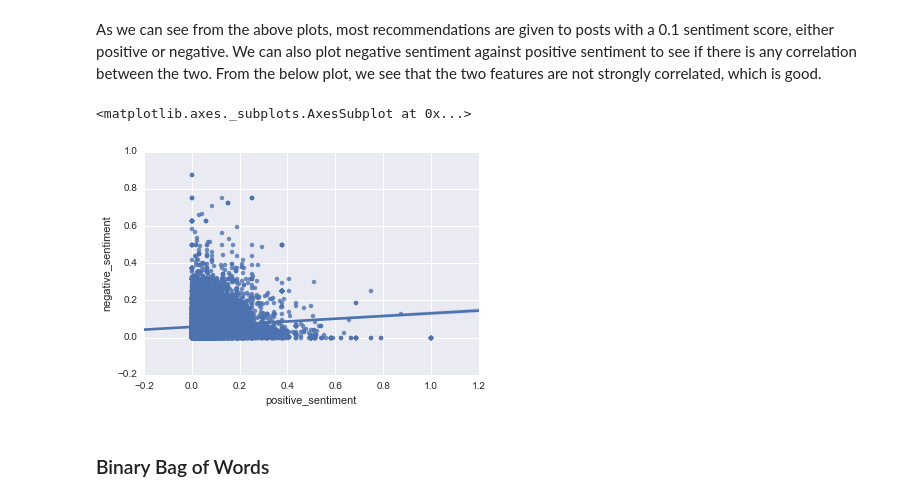
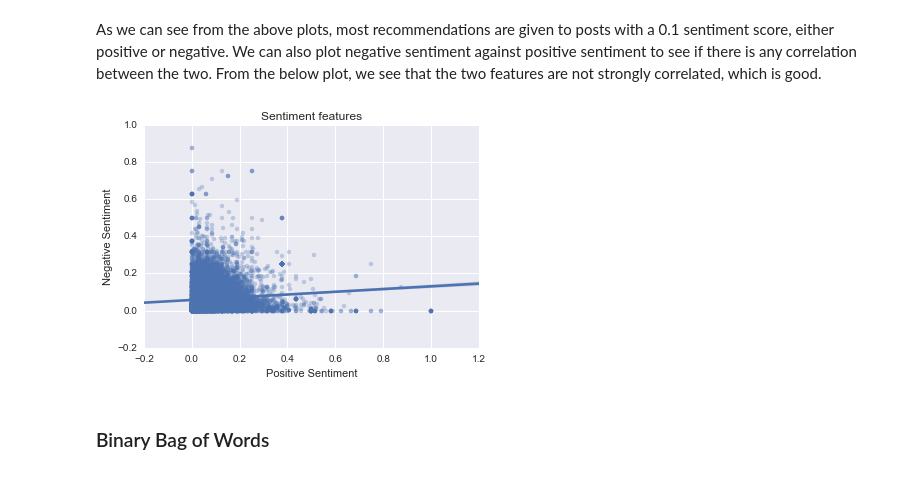
Before and after one commit to CS109-comment/NYTimes-Comment-Popularity-Prediction, a Jupyter notebook: IPython Process Notebook.ipynb, the cells around one changed output. Saved outputs shown, nothing was run; the diff lists cells and outputs as text; code cells hidden in the pictures.

```diff
--- a/IPython Process Notebook.ipynb
+++ b/IPython Process Notebook.ipynb
@@ -550,11 +552,13 @@ plt.show()
 [figure]
 # %% [markdown]
 As we can see from the above plots, most recommendations are given to posts with a 0.1 sentiment score, either positive or negative. We can also plot negative sentiment against positive sentiment to see if there is any correlation between the two. From the below plot, we see that the two features are not strongly correlated, which is good.
-# %%
-sns.regplot('positive_sentiment', 'negative_sentiment', data=commentsdf);
-# %% [output]
-<matplotlib.axes._subplots.AxesSubplot at 0x...>
-[figure, removed]
+# %%
+ax = sns.regplot('positive_sentiment', 'negative_sentiment', data=commentsdf, scatter_kws={'alpha':0.3})
+ax.set_title('Sentiment features')
+ax.set_ylabel('Negative Sentiment')
+ax.set_xlabel('Positive Sentiment');
+# %% [output]
+[figure, added]
 # %% [markdown]
 ### Binary Bag of Words
 # %% [markdown]
```
Also changed, not shown: parts of 9 cells of this notebook.
